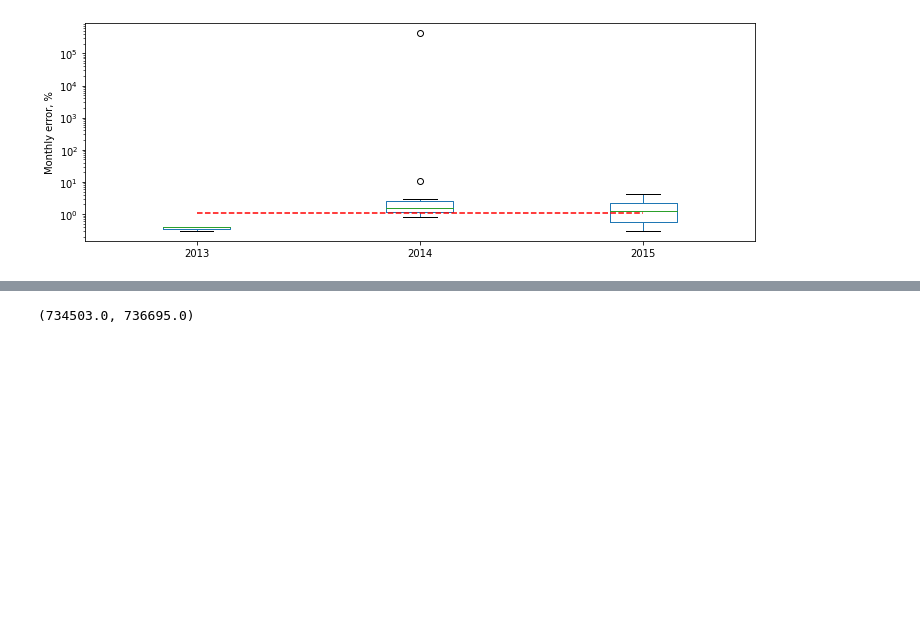
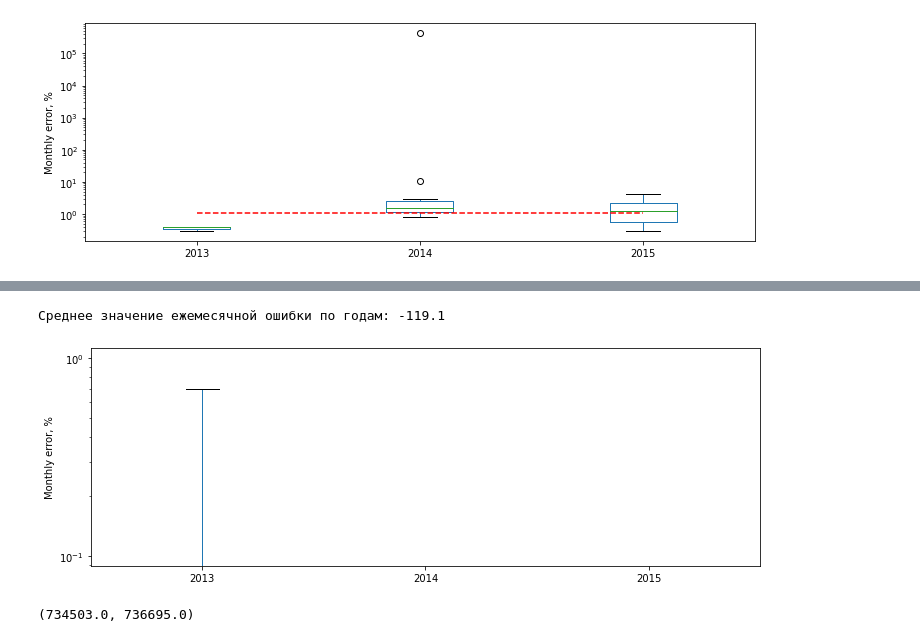
Before and after one commit to borisenko-ru/ds_projects, a Jupyter notebook: 04_Gas_Production_Forecasting/Diploma.ipynb, the cells around one changed output, grey strips where cells are left out. Drawn from its saved outputs; the diff is of its cells as text; code cells hidden in the pictures; blank space fills up the shorter version.

```diff
--- a/04_Gas_Production_Forecasting/Diploma.ipynb
+++ b/04_Gas_Production_Forecasting/Diploma.ipynb
@@ -412,3 +417,8 @@ Plots.boxplot(df_fc_arima[-predict_period:], mape)
+# %%
+Plots.boxplot(df_fc_xgb[-predict_period:], r2_score)
+# %% [output]
+Среднее значение ежемесячной ошибки по годам: -119.1
+[figure, added]
 # %%
 # Прогноз на следующие 2 года (вне исходных данных)
 actual = df['ALLOC_GAS_VOL_SM3']
```
Also changed, not shown: parts of 5 cells of this notebook.
